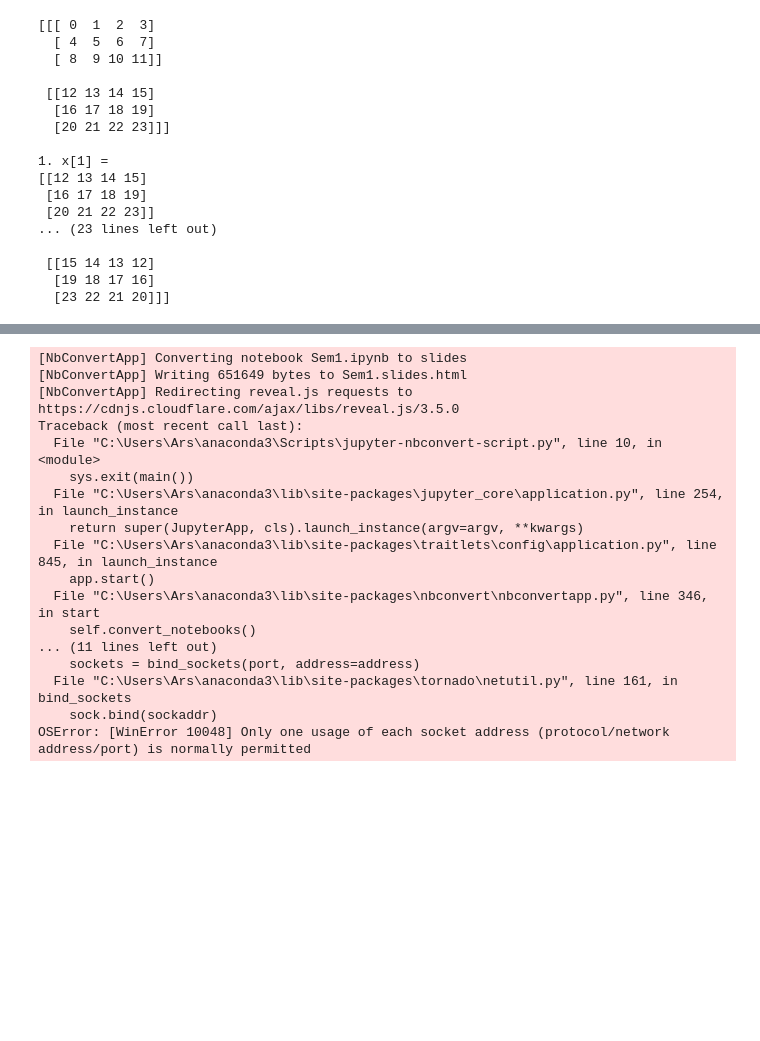
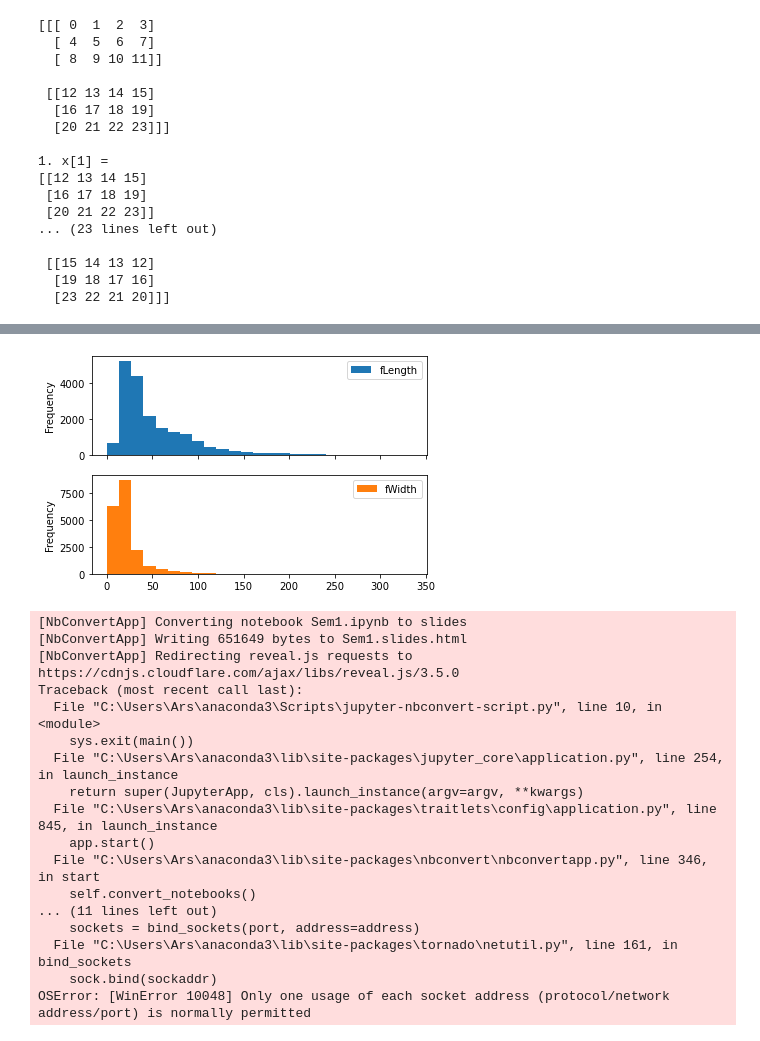
Before and after one commit to ArseniiGav/Baikal-Summer-School-2022, a Jupyter notebook: Sem1/Part1.ipynb, the cells around one changed output, grey strips where cells are left out. Saved outputs shown, nothing was run; the diff lists cells and outputs as text; code cells hidden in the pictures; blank space fills up the shorter version.

```diff
--- a/Sem1/Part1.ipynb
+++ b/Sem1/Part1.ipynb
@@ -592,0 +792,4 @@ DataFrame и Series
+# %%
+df[['fLength', 'fWidth']].plot(kind='hist', bins=25, subplots=True);
+# %% [output]
+[figure, added]
```
Also changed, not shown: parts of 24 cells of this notebook.
